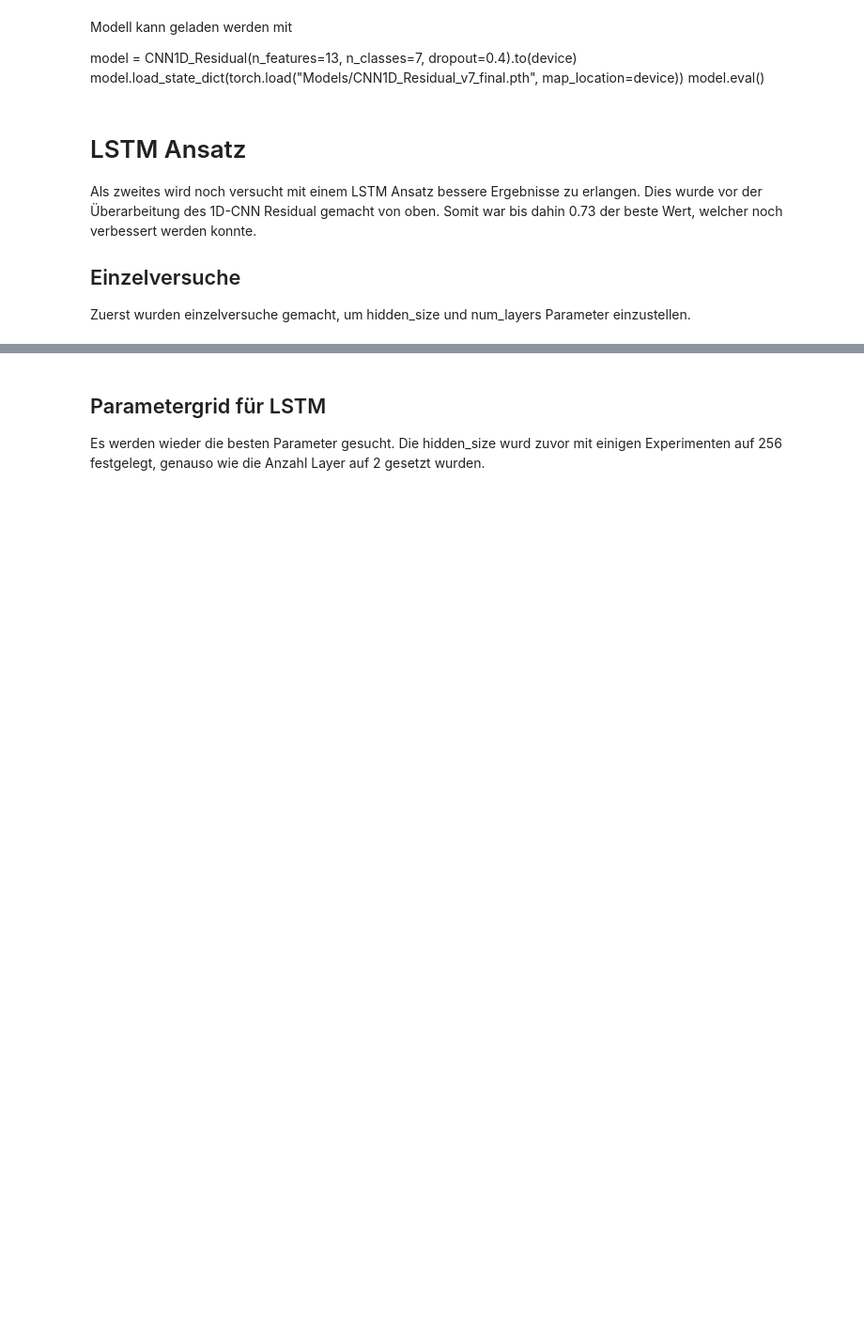
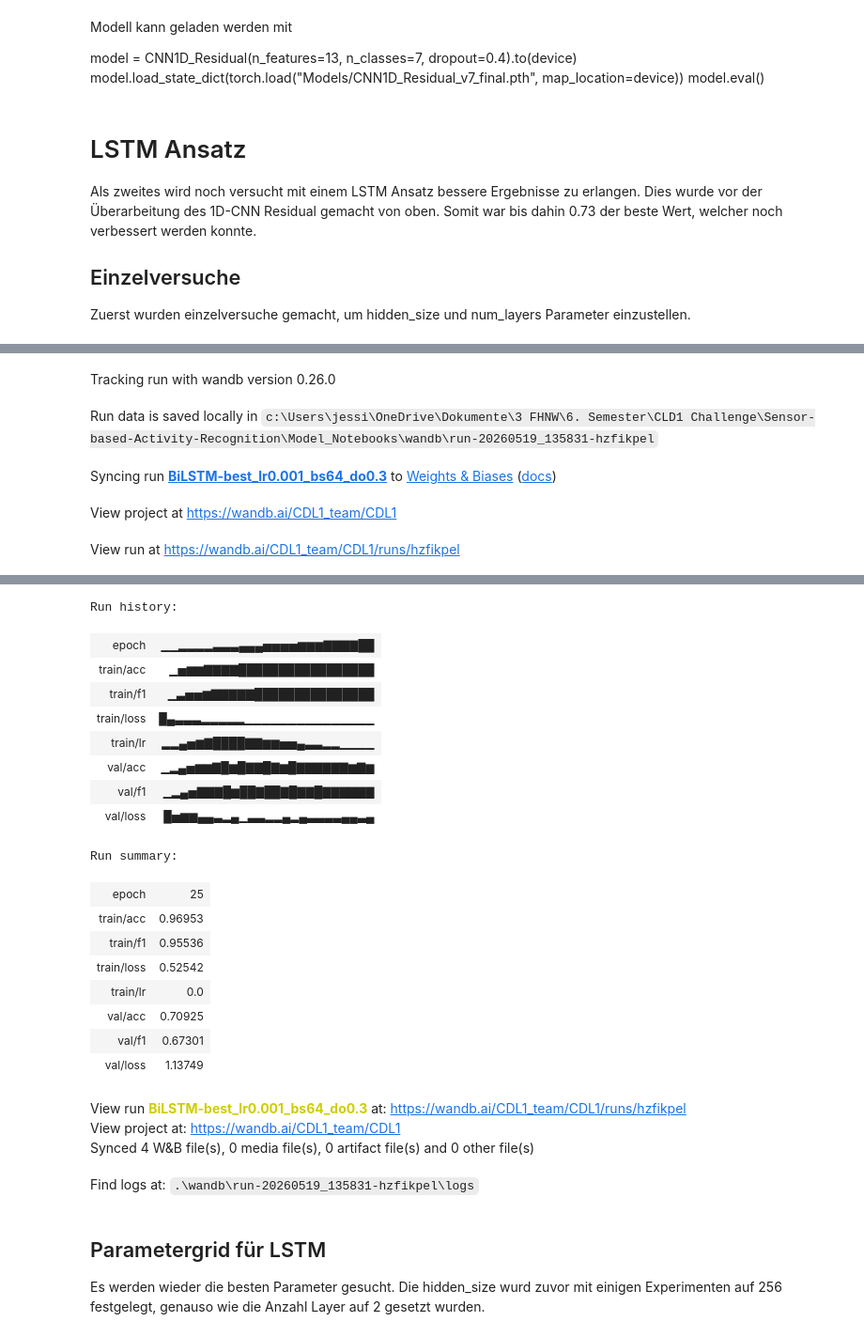
Before and after one commit to raphaelschuepbach/Sensor-based-Activity-Recognition, a Jupyter notebook: Model_Notebooks/Deep_Learning.ipynb, the cells around one changed output, grey strips where cells are left out. Shown at 94% size. Saved outputs shown, nothing was run; the diff lists cells and outputs as text; code cells hidden in the pictures; blank space fills up the shorter version.

Commit message:
LSTM final Modell gespeichert

```diff
--- a/Model_Notebooks/Deep_Learning.ipynb
+++ b/Model_Notebooks/Deep_Learning.ipynb
@@ -960,12 +960,12 @@ Als zweites wird noch versucht mit einem LSTM Ansatz bessere Ergebnisse zu erlan
 Zuerst wurden einzelversuche gemacht, um hidden_size und num_layers Parameter einzustellen.
 # %%
 lstm_attn_config = {
-    "model":       "LSTM-Attention",
+    "model":       "BiLSTM-best",
     "window_size": 100,
     "step_size":   50,
-    "batch_size":  64,
-    "lr":          0.0005,
-    "epochs":      20,
+    "batch_size":  32,
+    "lr":          0.001,
+    "epochs":      25,
     "n_features":  13,
     "n_classes":   len(le.classes_),
     "dropout":     0.3,
@@ -979,5 +979,6 @@ model_lstmattn, history_lstmattn = train(
     test_ds     = test_ds_lstm,
     device      = device,
     project     = "CDL1",
-    model_class = LSTMAttentionClassifier
+    model_class = BiLSTMClassifier
 )
+# %% [output]
@@ -983,0 +986,5 @@ model_lstmattn, history_lstmattn = train(
+Tracking run with wandb version 0.26.0
+Run data is saved locally in c:\Users\jessi\OneDrive\Dokumente\3 FHNW\6. Semester\CLD1 Challenge\Sensor-based-Activity-Recognition\Model_Notebooks\wandb\run-20260519_135831-hzfikpel
+Syncing run BiLSTM-best_lr0.001_bs64_do0.3 to Weights & Biases (docs)
+View project at https://wandb.ai/CDL1_team/CDL1
+View run at https://wandb.ai/CDL1_team/CDL1/runs/hzfikpel
@@ -984,3 +992,25 @@ model_lstmattn, history_lstmattn = train(
+Run history:
+| epoch | ▁▁▂▂▂▂▃▃▃▄▄▄▅▅▅▅▆▆▆▇▇▇▇██ |
+| train/acc | ▁▅▆▆▇▇▇▇█████████████████ |
+| train/f1 | ▁▃▅▅▆▇▇▇▇▇███████████████ |
+| train/loss | █▄▃▃▃▂▂▂▂▂▁▁▁▁▁▁▁▁▁▁▁▁▁▁▁ |
+| train/lr | ▂▂▄▅▆▇████▇▇▆▆▅▅▄▃▃▂▂▁▁▁▁ |
+| val/acc | ▁▂▄▅▆▆▇█▆█▇▇█▇▆█▇▇▇▇▇▇▆▇▆ |
+| val/f1 | ▁▂▄▅▇▇▇█▆██▇██▇█▇▇█▇▇▇▇▇▇ |
+| val/loss | █▅▆▆▄▄▃▂▄▁▃▃▂▂▄▂▄▃▃▃▃▄▄▃▄ |
+Run summary:
+| epoch | 25 |
+| train/acc | 0.96953 |
+| train/f1 | 0.95536 |
+| train/loss | 0.52542 |
+| train/lr | 0.0 |
+| val/acc | 0.70925 |
+| val/f1 | 0.67301 |
+| val/loss | 1.13749 |
+View run BiLSTM-best_lr0.001_bs64_do0.3 at: https://wandb.ai/CDL1_team/CDL1/runs/hzfikpel
+View project at: https://wandb.ai/CDL1_team/CDL1
+Synced 4 W&B file(s), 0 media file(s), 0 artifact file(s) and 0 other file(s)
+Find logs at: .\wandb\run-20260519_135831-hzfikpel\logs
 # %% [markdown]
 ## Parametergrid für LSTM
 
```
Also changed, not shown: parts of 2 cells of this notebook, 2 other files.
